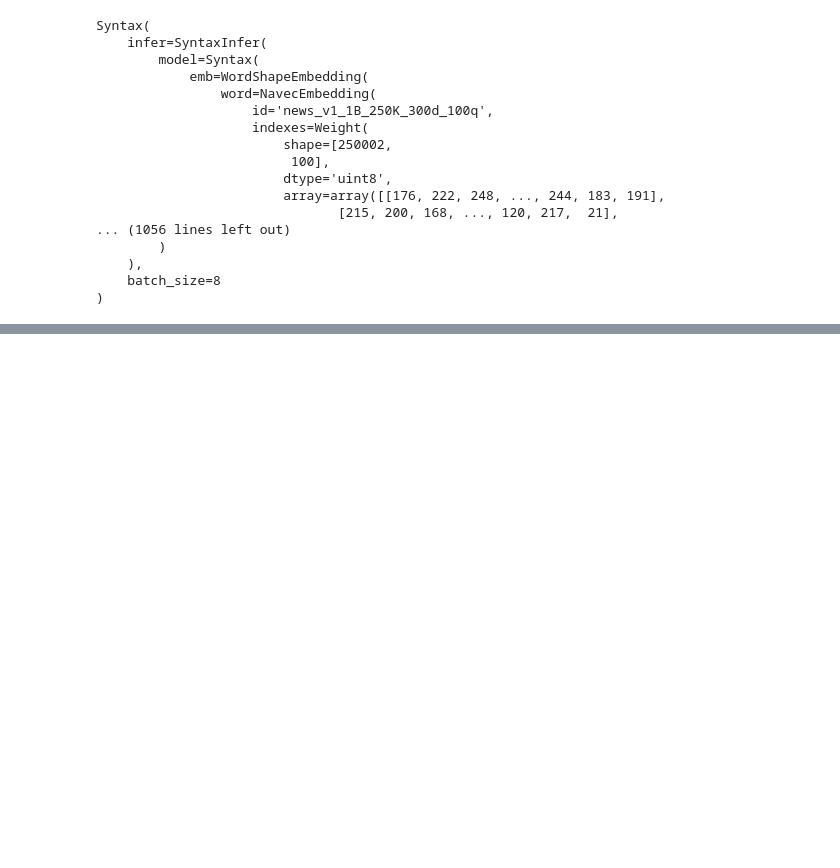
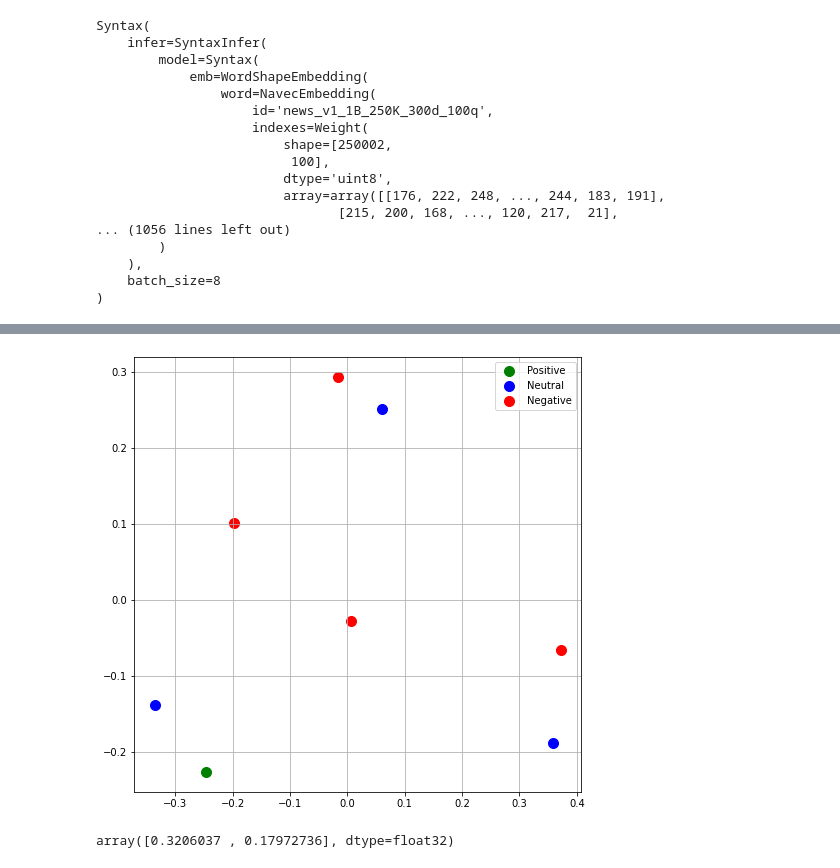
Before and after one commit to mosalov/text_structure, a Jupyter notebook: example01.ipynb, the cells around one changed output, grey strips where cells are left out. Drawn from its saved outputs; the diff is of its cells as text; code cells hidden in the pictures; blank space fills up the shorter version.

```diff
--- a/example01.ipynb
+++ b/example01.ipynb
@@ -251,0 +319,3 @@ print(embeddings)
+# %%
+df1 = pd.DataFrame(spans, columns=['start', 'stop', 'sentiment'])
+df1
@@ -251,0 +332,4 @@ print(embeddings)
+# %%
+df_texts1 = df_texts.join(df)
+# %%
+df_texts2 = df_texts1.join(df1)
@@ -251,0 +348,21 @@ print(embeddings)
+# %%
+fig = plt.figure(figsize = (8,8))
+ax = fig.add_subplot(1,1,1)
+
+targets = ['Positive', 'Neutral', 'Negative']
+colors = ['g', 'b', 'r']
+
+for target, color in zip(targets,colors):
+    indicesToKeep = df_texts2['sentiment'] == target
+    ax.scatter(df_texts2.loc[indicesToKeep, 'c1']
+               , df_texts2.loc[indicesToKeep, 'c2']
+               , c = color
+               , s = 100)
+ax.legend(targets)
+ax.grid()
+# %% [output]
+[figure, added]
+# %%
+pca.explained_variance_ratio_
+# %% [output]
+array([0.3206037 , 0.17972736], dtype=float32)
```
Also changed, not shown: parts of 40 cells of this notebook.
